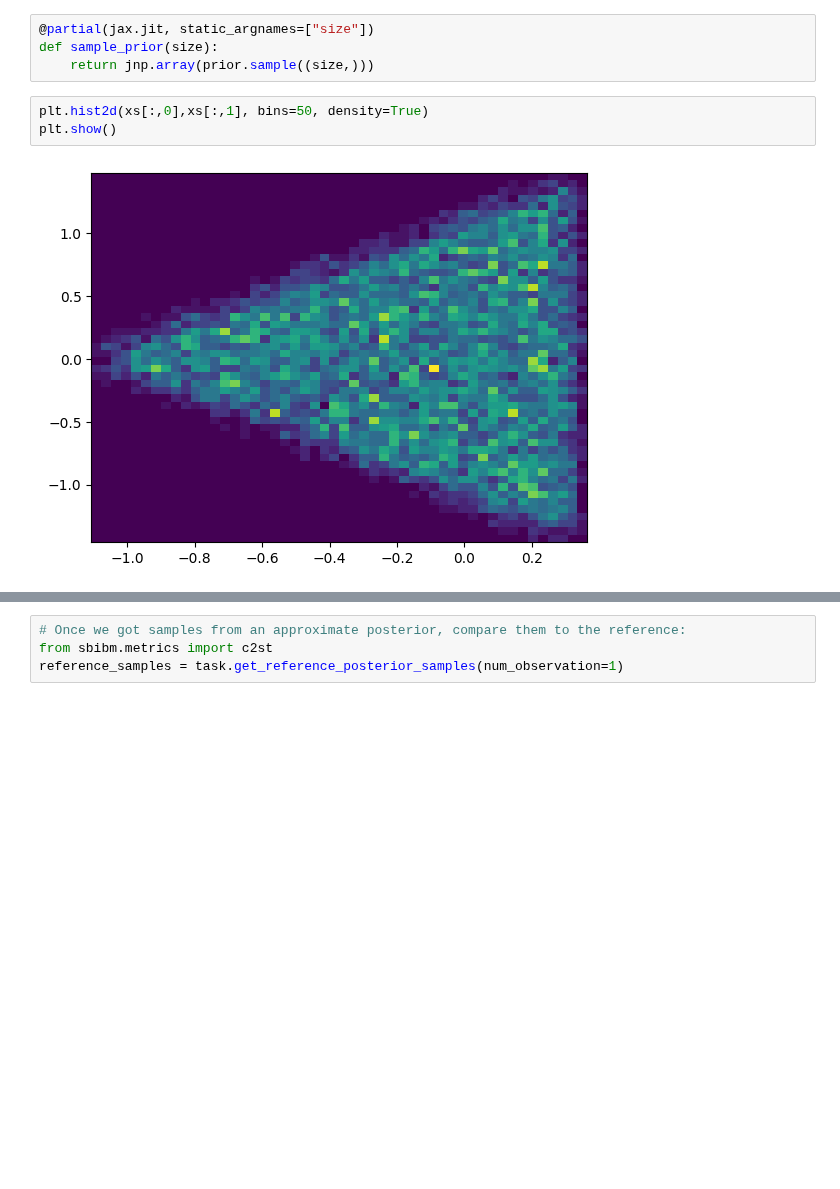
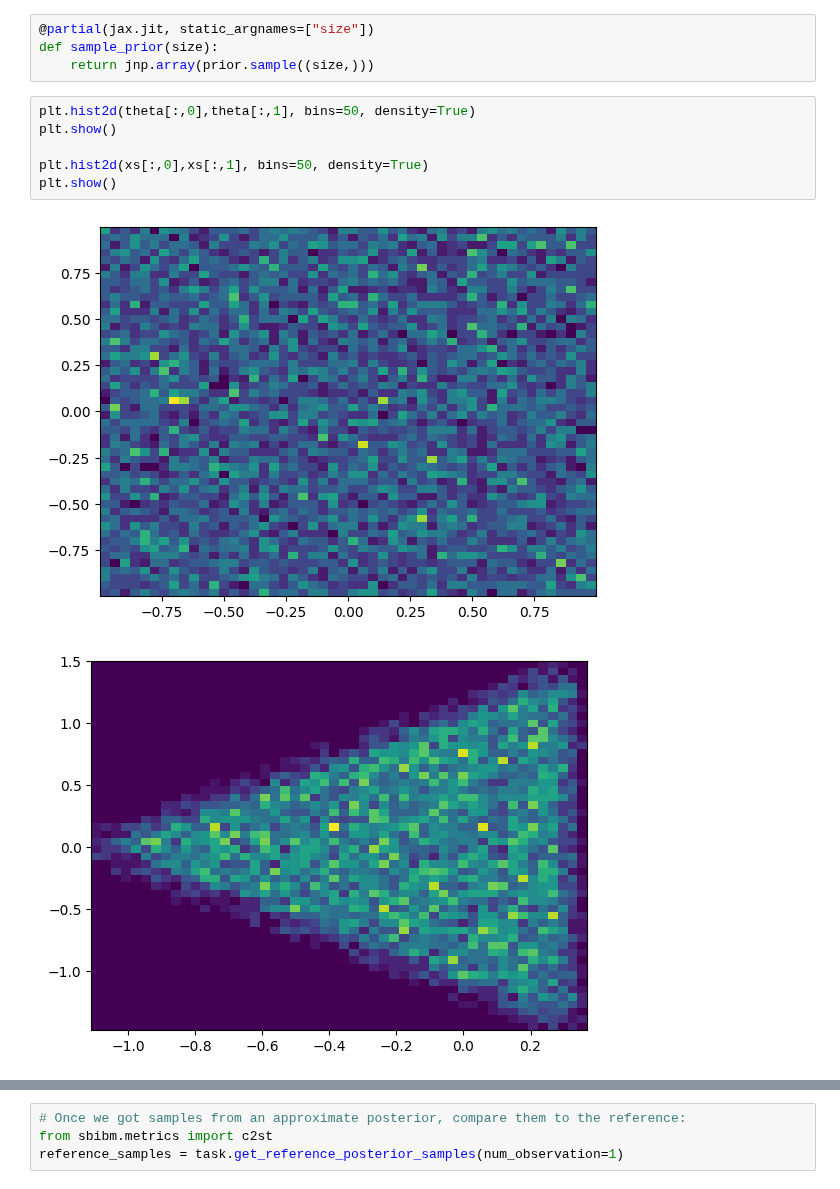
Before and after one commit to aurelio-amerio/gen-sbi, a Jupyter notebook: examples/sbi-benchmarks/two_moons_jflux.ipynb, the cells around one changed output, grey strips where cells are left out. Cells and saved outputs as stored; diff of their text form; blank space fills up the shorter version.

```diff
--- a/examples/sbi-benchmarks/two_moons_jflux.ipynb
+++ b/examples/sbi-benchmarks/two_moons_jflux.ipynb
@@ -49,10 +50,14 @@ xs = simulator(theta)
 def sample_prior(size):
     return jnp.array(prior.sample((size,)))
 # %%
+plt.hist2d(theta[:,0],theta[:,1], bins=50, density=True)
+plt.show()
+
 plt.hist2d(xs[:,0],xs[:,1], bins=50, density=True)
 plt.show()
 # %% [output]
-[figure, old version]
+[figure, new version]
+[figure, added]
 # %%
 from sbibm.algorithms import rej_abc  # See help(rej_abc) for keywords
 posterior_samples, _, _ = rej_abc(task=task, num_samples=10_000, num_observation=1, num_simulations=100_000)
```
Also changed, not shown: parts of 20 cells of this notebook, 8 other files.
